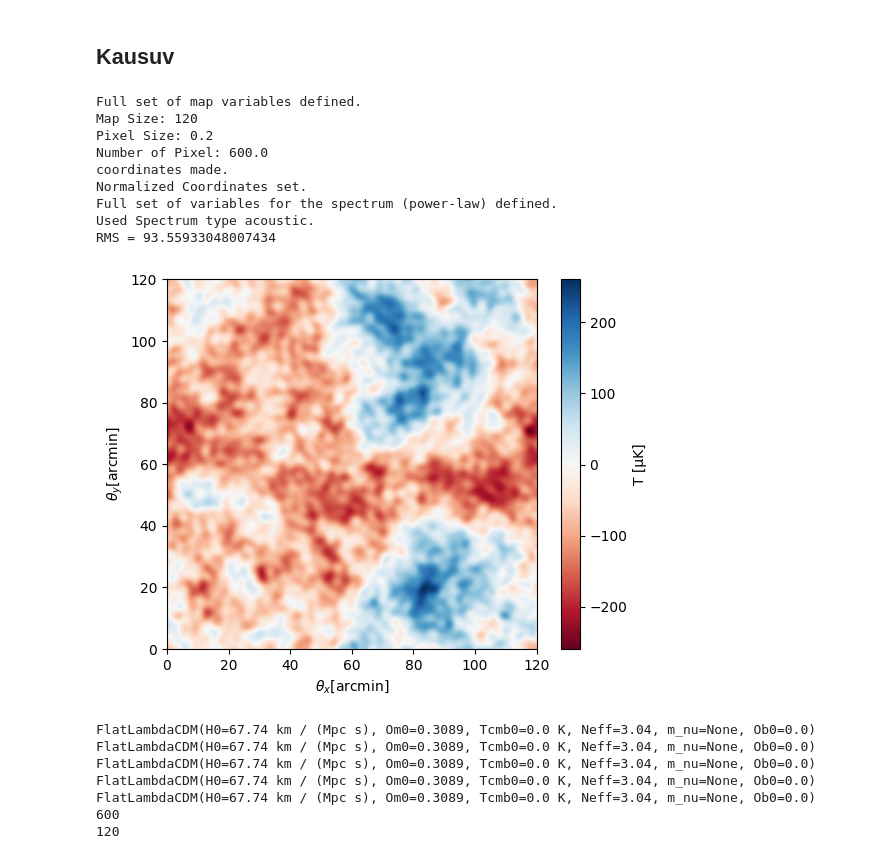
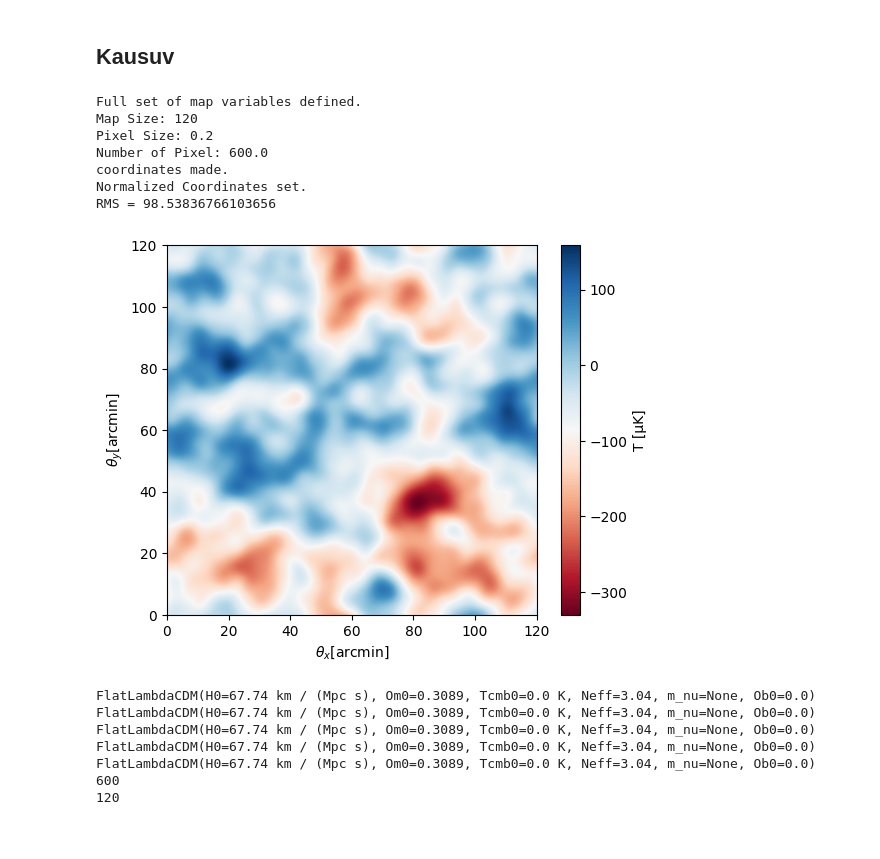
Before and after one commit to jzimm24/research-intern-AIfA, a Jupyter notebook: notebookes/cmb-maps.ipynb, the cells around one changed output. Saved outputs shown, nothing was run; the diff lists cells and outputs as text; code cells hidden in the pictures.

```diff
--- a/notebookes/cmb-maps.ipynb
+++ b/notebookes/cmb-maps.ipynb
@@ -1306,20 +1306,19 @@ cbar.set_label("T [K]")   # label for the scale
 # %%
 background = map_maker(map_size=120, pixel_size=0.2, l_degrees=6000)
 
+background.load_and_make_spectrum("/home/user/Physik_Bonn/research_project/resources/TT_power_spectrum_extended_planck18cosmo.dat")
 background_map_fs, background_map, background_map_real = background.make_gaussian_random_field(zero_dipole=False, spectrum_type = "acoustic")
 background.plot_gaussian_random_field()
 print("RMS = " + str(background.rms_estimation()))
 # %% [output]
 Full set of map variables defined.
 Map Size: 120
 Pixel Size: 0.2
 Number of Pixel: 600.0
 coordinates made.
 Normalized Coordinates set.
-Full set of variables for the spectrum (power-law) defined.
-Used Spectrum type acoustic.
-RMS = 93.55933048007434
+RMS = 98.53836766103656
-[figure, old version]
+[figure, new version]
 # %%
 lens = nfw_lens()
 extent = 120
```
Also changed, not shown: 1 other file.
